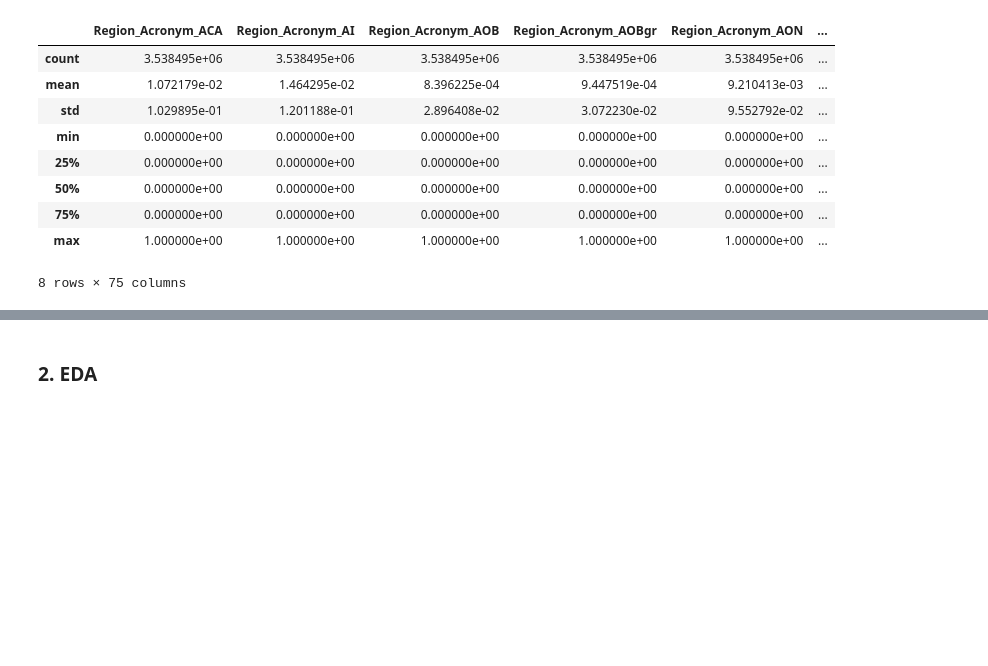
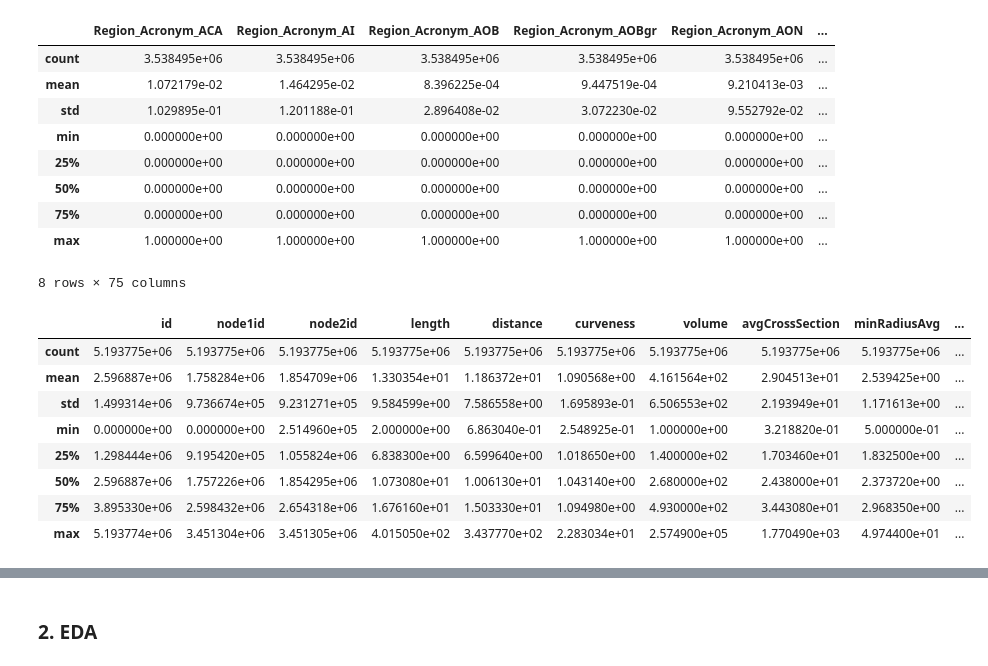
Before and after one commit to VietDQ1904/Image-Processing-2026, a Jupyter notebook: eda/edge_repair.ipynb, the cells around one changed output, grey strips where cells are left out. Cells and saved outputs as stored; diff of their text form; code cells hidden in the pictures; blank space fills up the shorter version.

```diff
--- a/eda/balbc.ipynb
+++ b/eda/edge_repair.ipynb
@@ -174,3 +174,15 @@ BALBc_1_3.describe()
 | 75% | 0.000000e+00 | 0.000000e+00 | 0.000000e+00 | 0.000000e+00 | 0.000000e+00 | ... |
 | max | 1.000000e+00 | 1.000000e+00 | 1.000000e+00 | 1.000000e+00 | 1.000000e+00 | ... |
 8 rows × 75 columns
+# %%
+BALBc_2_1.describe()
+# %% [output]
+|  | id | node1id | node2id | length | distance | curveness | volume | avgCrossSection | minRadiusAvg | ... |
+| count | 5.193775e+06 | 5.193775e+06 | 5.193775e+06 | 5.193775e+06 | 5.193775e+06 | 5.193775e+06 | 5.193775e+06 | 5.193775e+06 | 5.193775e+06 | ... |
+| mean | 2.596887e+06 | 1.758284e+06 | 1.854709e+06 | 1.330354e+01 | 1.186372e+01 | 1.090568e+00 | 4.161564e+02 | 2.904513e+01 | 2.539425e+00 | ... |
+| std | 1.499314e+06 | 9.736674e+05 | 9.231271e+05 | 9.584599e+00 | 7.586558e+00 | 1.695893e-01 | 6.506553e+02 | 2.193949e+01 | 1.171613e+00 | ... |
+| min | 0.000000e+00 | 0.000000e+00 | 2.514960e+05 | 2.000000e+00 | 6.863040e-01 | 2.548925e-01 | 1.000000e+00 | 3.218820e-01 | 5.000000e-01 | ... |
+| 25% | 1.298444e+06 | 9.195420e+05 | 1.055824e+06 | 6.838300e+00 | 6.599640e+00 | 1.018650e+00 | 1.400000e+02 | 1.703460e+01 | 1.832500e+00 | ... |
+| 50% | 2.596887e+06 | 1.757226e+06 | 1.854295e+06 | 1.073080e+01 | 1.006130e+01 | 1.043140e+00 | 2.680000e+02 | 2.438000e+01 | 2.373720e+00 | ... |
+| 75% | 3.895330e+06 | 2.598432e+06 | 2.654318e+06 | 1.676160e+01 | 1.503330e+01 | 1.094980e+00 | 4.930000e+02 | 3.443080e+01 | 2.968350e+00 | ... |
+| max | 5.193774e+06 | 3.451304e+06 | 3.451305e+06 | 4.015050e+02 | 3.437770e+02 | 2.283034e+01 | 2.574900e+05 | 1.770490e+03 | 4.974400e+01 | ... |
```
Also changed, not shown: parts of 12 cells of this notebook, 3 other files.
